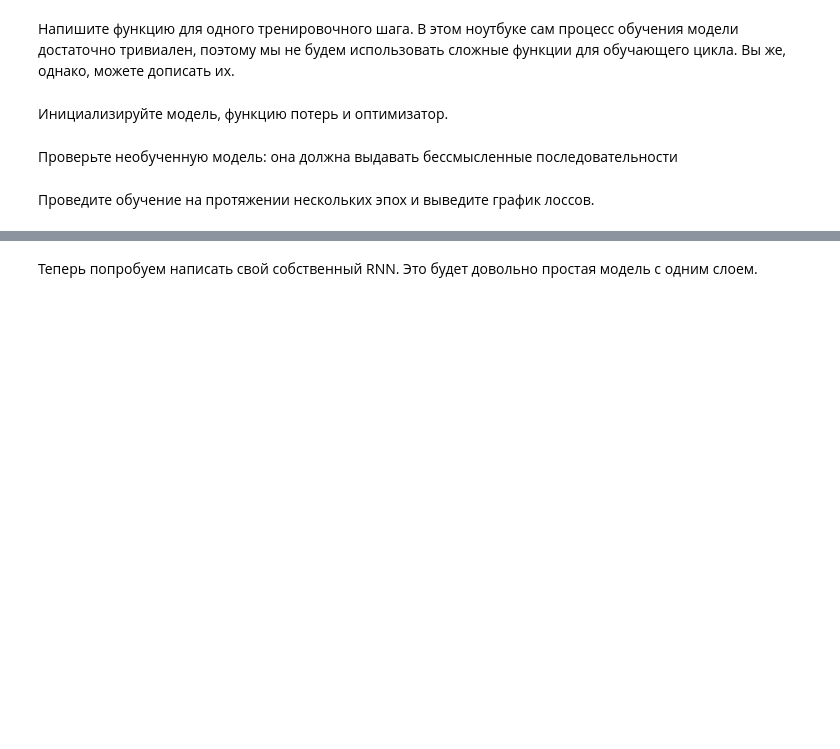
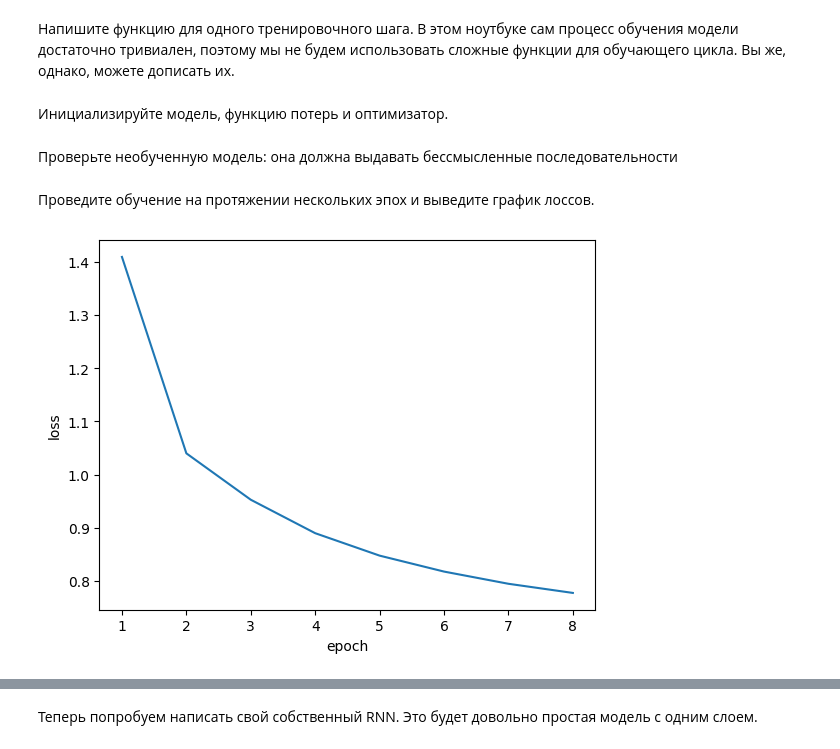
Before and after one commit to Dmitrij-Solovjev/spbu_deep_learning, a Jupyter notebook: notebooks/23.11/rnn-students.ipynb, the cells around one changed output, grey strips where cells are left out. Cells and saved outputs as stored; diff of their text form; code cells hidden in the pictures; blank space fills up the shorter version.

```diff
--- a/notebooks/23.11/rnn-students.ipynb
+++ b/notebooks/23.11/rnn-students.ipynb
@@ -260,12 +301,12 @@ class CharRNN(nn.Module):
 # %% [markdown]
 Зададим параметры для обучения. Можете варьировать их, чтобы вам хватило ресурсов.
 # %%
-batch_size = 4
+batch_size = 100
 seq_length = 512
-n_hidden = 64
-n_layers = 4
+n_hidden = 128
+n_layers = 8
 drop_prob = 0.1
-lr = 0.1
+lr = 0.001
 # %% [markdown]
 Напишите функцию для одного тренировочного шага. В этом ноутбуке сам процесс обучения модели достаточно тривиален, поэтому мы не будем использовать сложные функции для обучающего цикла. Вы же, однако, можете дописать их.
 # %%
@@ -284,9 +344,9 @@ def training_step(
 # %% [markdown]
 Инициализируйте модель, функцию потерь и оптимизатор.
 # %%
-model = CharRNN(tokenizer, n_hidden, n_layers, drop_prob)
+model = CharRNN(tokenizer, hidden_dim=n_hidden, num_layers=n_layers, drop_prob=drop_prob)
 hidden = None
-criterion = nn.CrossEntropyLoss()
-optimizer = torch.optim.Adam(model.parameters(), lr=1e-2)
+criterion = nn.CrossEntropyLoss() #ignore_index=214)
+optimizer = torch.optim.Adam(model.parameters(), lr=lr)
 # %% [markdown]
 Проверьте необученную модель: она должна выдавать бессмысленные последовательности
@@ -301,13 +359,36 @@ def plot_losses(losses):
     plt.show()
 # %% [markdown]
 Проведите обучение на протяжении нескольких эпох и выведите график лоссов.
+# %%
+device = 'cuda' if torch.cuda.is_available() else 'cpu'
+model = model.to(device)
+#optimizer.param_groups[0]['lr'] = lr
+# %%
+dataloader = DataLoader(dataset, batch_size=batch_size, shuffle=True)
 # %%
 losses = []
-num_epochs = 5
+num_epochs = 8
 
 for epoch in range(1, num_epochs + 1):
-    # your code: run model traininig for n epochs
+    epoch_loss = 0
+    with tqdm.tqdm(total=len(dataloader)) as prbar:
+        for i, batch in enumerate(dataloader):
+            loss = training_step(model, batch, tokenizer.vocab_size, criterion, optimizer, device)
+            epoch_loss += loss
+
+            if i % 100 == 0:
+                #print(f'Done {i/len(dataloader) * 100:.2f}%, Loss: {loss:.4f}')
+                metrics_str = f"Loss: {round(loss, 4)} "
+                #for k, v in metrics_dict.items():
+                #    metrics_str += f"{k}: {round(float(v), 4)} "
+                prbar.set_description(metrics_str)
+                prbar.update(100)
+
+    epoch_loss /= len(dataloader)
+    losses.append(epoch_loss)
 
     plot_losses(losses)
     torch.save(model.state_dict(), "rnn.pt")
+# %% [output]
+[figure, added]
 # %%
```
Also changed, not shown: parts of 17 cells of this notebook, 3 other files.
